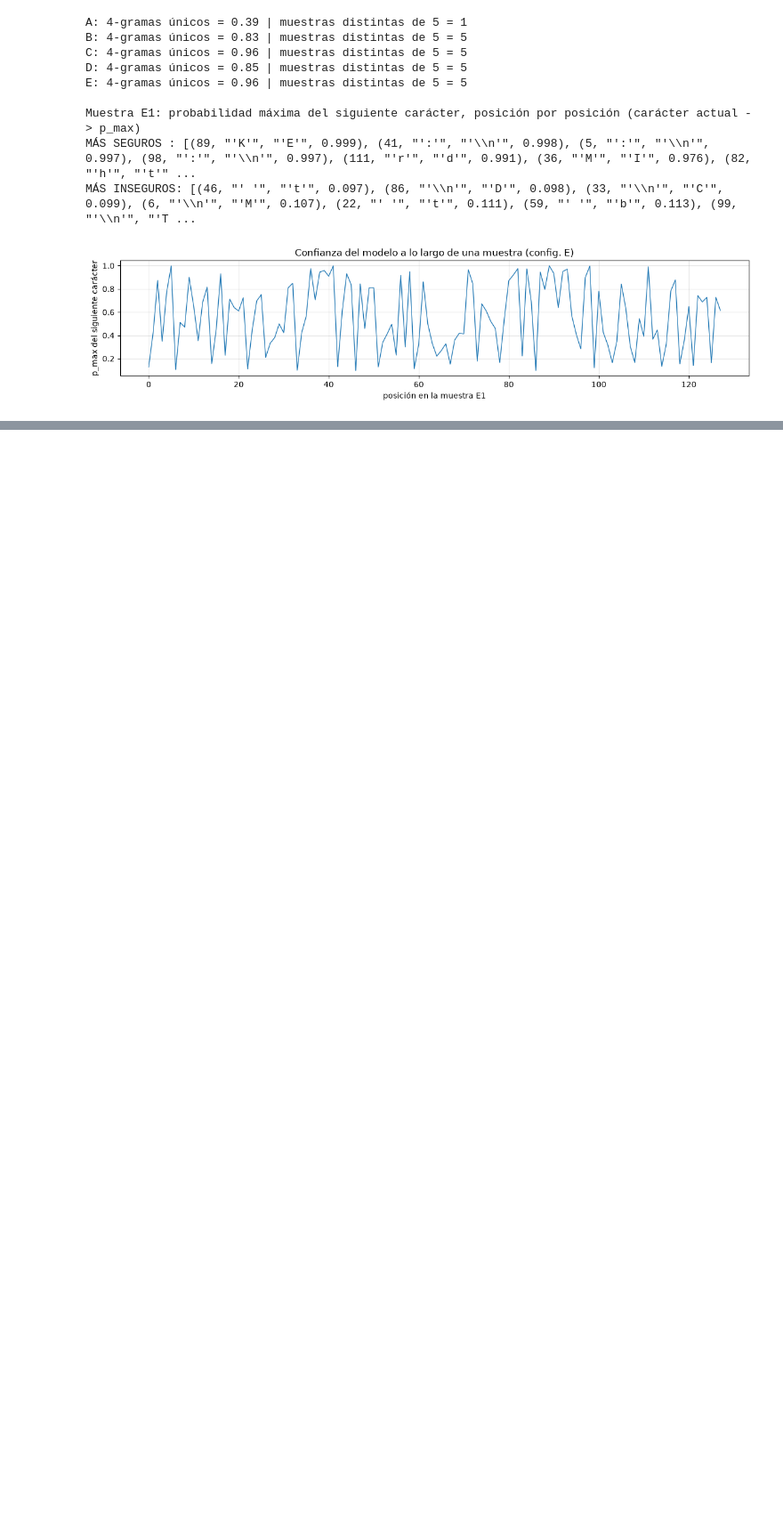
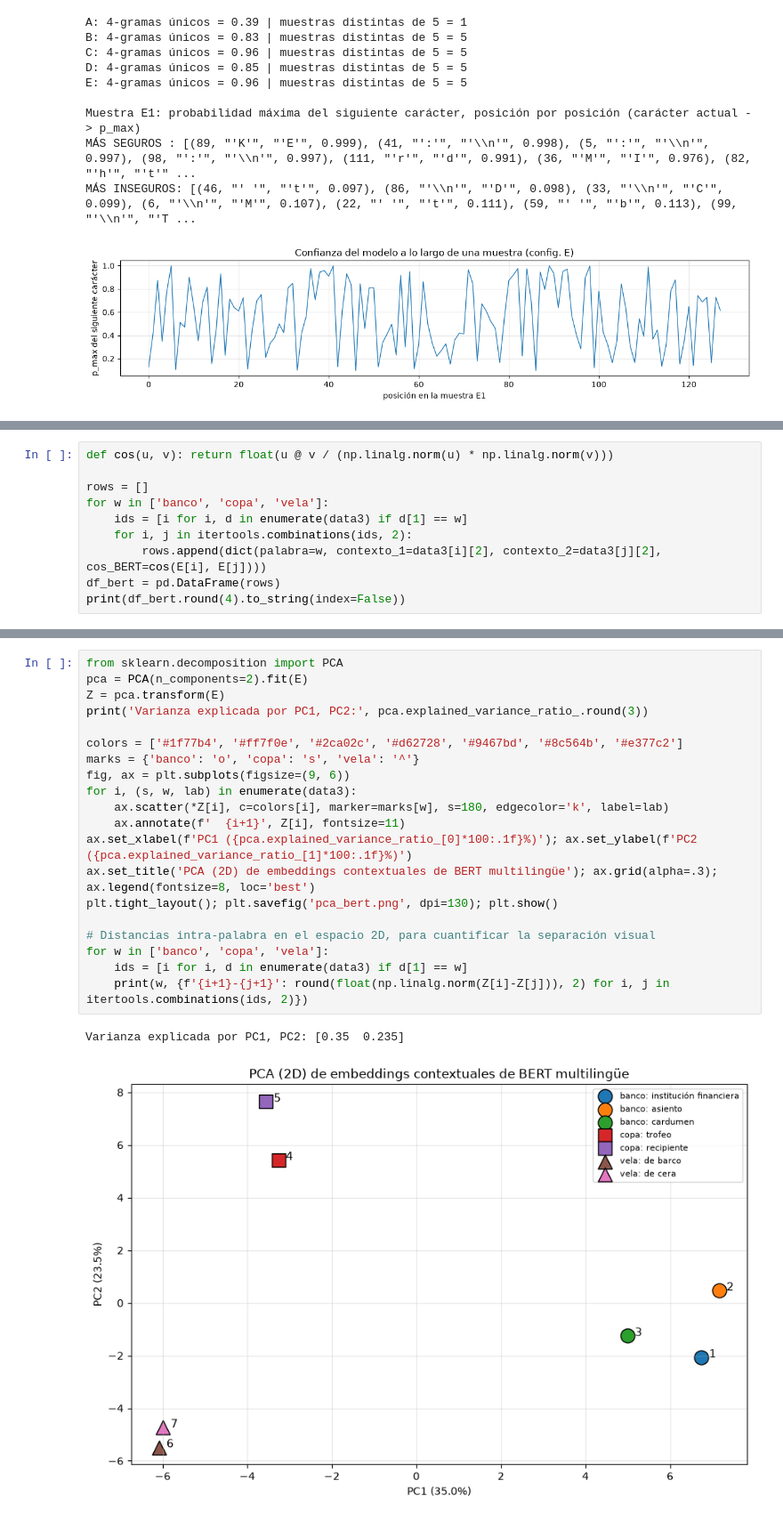
Before and after one commit to nadissa1508/CC3092-DEEP-LEARNING, a Jupyter notebook: Lab_8/Lab8_MiniGPT_Sampling.ipynb, the cells around one changed output, grey strips where cells are left out. Shown at 89% size. Cells and saved outputs as stored; diff of their text form; blank space fills up the shorter version.

```diff
--- a/Lab_8/Lab8_MiniGPT_Sampling.ipynb
+++ b/Lab_8/Lab8_MiniGPT_Sampling.ipynb
@@ -376,0 +445,10 @@ Patrón: el modelo está seguro en **posiciones determinadas por la estructura o
+# %%
+def cos(u, v): return float(u @ v / (np.linalg.norm(u) * np.linalg.norm(v)))
+
+rows = []
+for w in ['banco', 'copa', 'vela']:
+    ids = [i for i, d in enumerate(data3) if d[1] == w]
+    for i, j in itertools.combinations(ids, 2):
+        rows.append(dict(palabra=w, contexto_1=data3[i][2], contexto_2=data3[j][2], cos_BERT=cos(E[i], E[j])))
+df_bert = pd.DataFrame(rows)
+print(df_bert.round(4).to_string(index=False))
@@ -376,0 +517,23 @@ Patrón: el modelo está seguro en **posiciones determinadas por la estructura o
+# %%
+from sklearn.decomposition import PCA
+pca = PCA(n_components=2).fit(E)
+Z = pca.transform(E)
+print('Varianza explicada por PC1, PC2:', pca.explained_variance_ratio_.round(3))
+
+colors = ['#1f77b4', '#ff7f0e', '#2ca02c', '#d62728', '#9467bd', '#8c564b', '#e377c2']
+marks = {'banco': 'o', 'copa': 's', 'vela': '^'}
+fig, ax = plt.subplots(figsize=(9, 6))
+for i, (s, w, lab) in enumerate(data3):
+    ax.scatter(*Z[i], c=colors[i], marker=marks[w], s=180, edgecolor='k', label=lab)
+    ax.annotate(f'  {i+1}', Z[i], fontsize=11)
+ax.set_xlabel(f'PC1 ({pca.explained_variance_ratio_[0]*100:.1f}%)'); ax.set_ylabel(f'PC2 ({pca.explained_variance_ratio_[1]*100:.1f}%)')
+ax.set_title('PCA (2D) de embeddings contextuales de BERT multilingüe'); ax.grid(alpha=.3); ax.legend(fontsize=8, loc='best')
+plt.tight_layout(); plt.savefig('pca_bert.png', dpi=130); plt.show()
+
+# Distancias intra-palabra en el espacio 2D, para cuantificar la separación visual
+for w in ['banco', 'copa', 'vela']:
+    ids = [i for i, d in enumerate(data3) if d[1] == w]
+    print(w, {f'{i+1}-{j+1}': round(float(np.linalg.norm(Z[i]-Z[j])), 2) for i, j in itertools.combinations(ids, 2)})
+# %% [output]
+Varianza explicada por PC1, PC2: [0.35  0.235]
+[figure, added]
```
Also changed, not shown: parts of 10 cells of this notebook, 2 other files.
